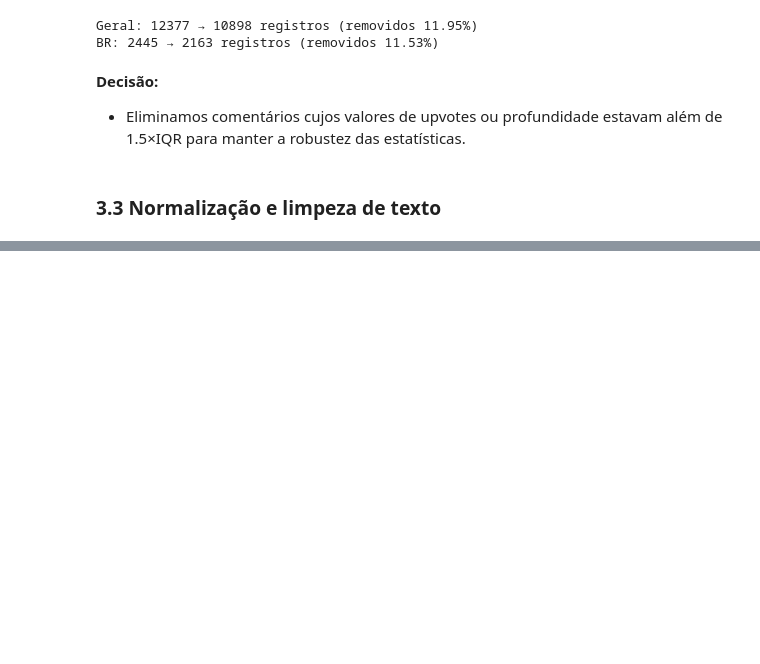
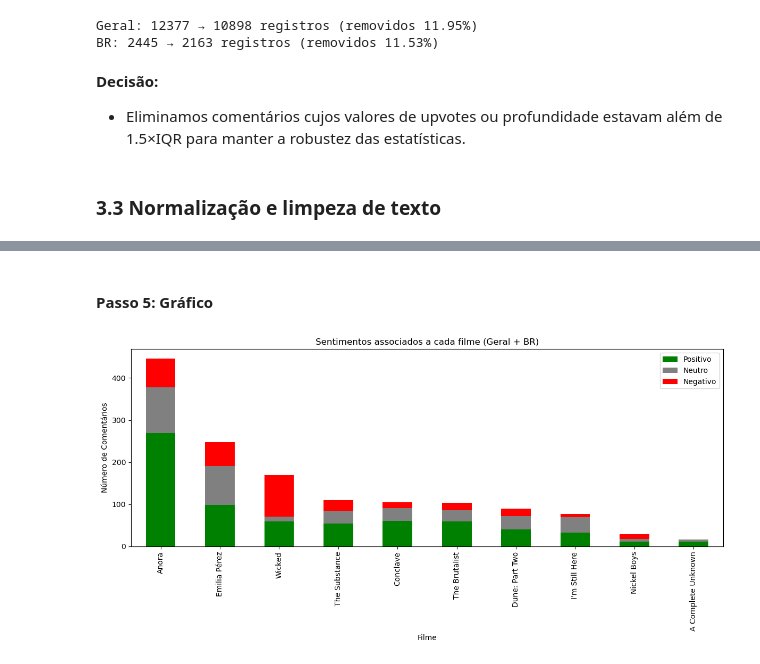
Before and after one commit to lucashsnery/Projeto-ICD, a Jupyter notebook: relatorio.ipynb, the cells around one changed output, grey strips where cells are left out. Drawn from its saved outputs; the diff is of its cells as text; code cells hidden in the pictures; blank space fills up the shorter version.

```diff
--- a/relatorio.ipynb
+++ b/relatorio.ipynb
@@ -546,0 +467,17 @@ plt.show()
+# %%
+filmes_norm = {
+    normalize_title(f): f
+    for f in filmes_oscar
+}
+# variantes especiais
+filmes_norm['dune part 2']      = 'Dune: Part Two'
+filmes_norm['dune 2']           = 'Dune: Part Two'
+filmes_norm["i'm still here"]   = "I'm Still Here"
+filmes_norm['im still here']    = "I'm Still Here"
+filmes_norm['ainda estou aqui'] = "I'm Still Here"
+
+# Inicia contadores
+sentimentos_por_filme = {
+    filme: {'positivo':0, 'neutro':0, 'negativo':0}
+    for filme in filmes_oscar
+}
@@ -546,0 +486,7 @@ plt.show()
+# %%
+for _, row in df_sentimentos.iterrows():
+    txt = row['clean_text']
+    sent = row['sentimento']
+    for chave, titulo in filmes_norm.items():
+        if chave in txt:
+            sentimentos_por_filme[titulo][sent] += 1
@@ -546,0 +495,7 @@ plt.show()
+# %%
+sentimentos_df = (
+    pd.DataFrame.from_dict(sentimentos_por_filme, orient='index')
+      .assign(total=lambda df: df[['positivo','neutro','negativo']].sum(axis=1))
+      .sort_values('total', ascending=False)
+)
+display(sentimentos_df)
@@ -546,0 +514,15 @@ plt.show()
+# %% [markdown]
+#### Passo 5: Gráfico
+# %%
+sentimentos_df[['positivo','neutro','negativo']].plot(
+    kind='bar', stacked=True, figsize=(12,6),
+    color=['green','gray','red']
+)
+plt.title('Sentimentos associados a cada filme (Geral + BR)')
+plt.xlabel('Filme')
+plt.ylabel('Número de Comentários')
+plt.legend(['Positivo','Neutro','Negativo'])
+plt.tight_layout()
+plt.show()
+# %% [output]
+[figure, added]
```
Also changed, not shown: parts of 59 cells of this notebook.
